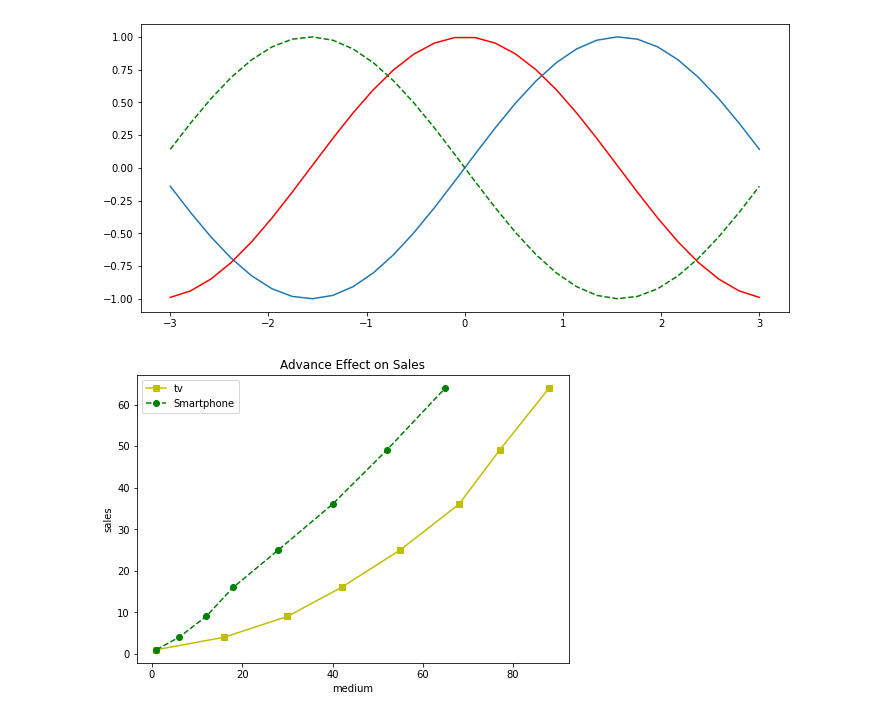
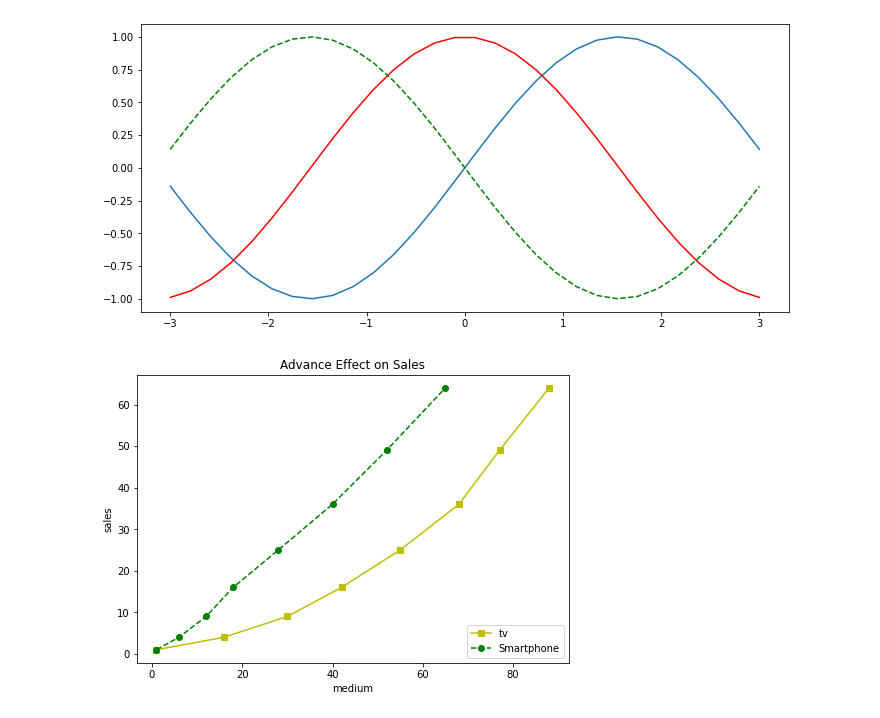
Before and after one commit to imtiaz70/matplotlib, a Jupyter notebook: matplotlibPractice.ipynb, the cells around one changed output. Cells and saved outputs as stored; diff of their text form; code cells hidden in the pictures.

```diff
--- a/matplotlibPractice.ipynb
+++ b/matplotlibPractice.ipynb
@@ -19,15 +19,15 @@ plt.show()
 # %%
 y = [1,4,9,16,25,36,49,64]
 x1 = [1,16,30,42,55,68,77,88]
 x2 = [1,6,12,18,28,40,52,65]
 fig=plt.figure()
 ax = fig.add_axes([0,0,1,1])
 l1 = ax.plot(x1,y,'ys-')
 l2 = ax.plot(x2,y,'go--')
-ax.legend(labels = ('tv','Smartphone'))
+ax.legend(labels = ('tv','Smartphone'), loc = 'lower right')
 ax.set_title("Advance Effect on Sales")
 ax.set_xlabel('medium')
 ax.set_ylabel('sales')
 plt.show()
 # %% [output]
-[figure, old version]
+[figure, new version]
```
Also changed, not shown: parts of 1 cell of this notebook.
